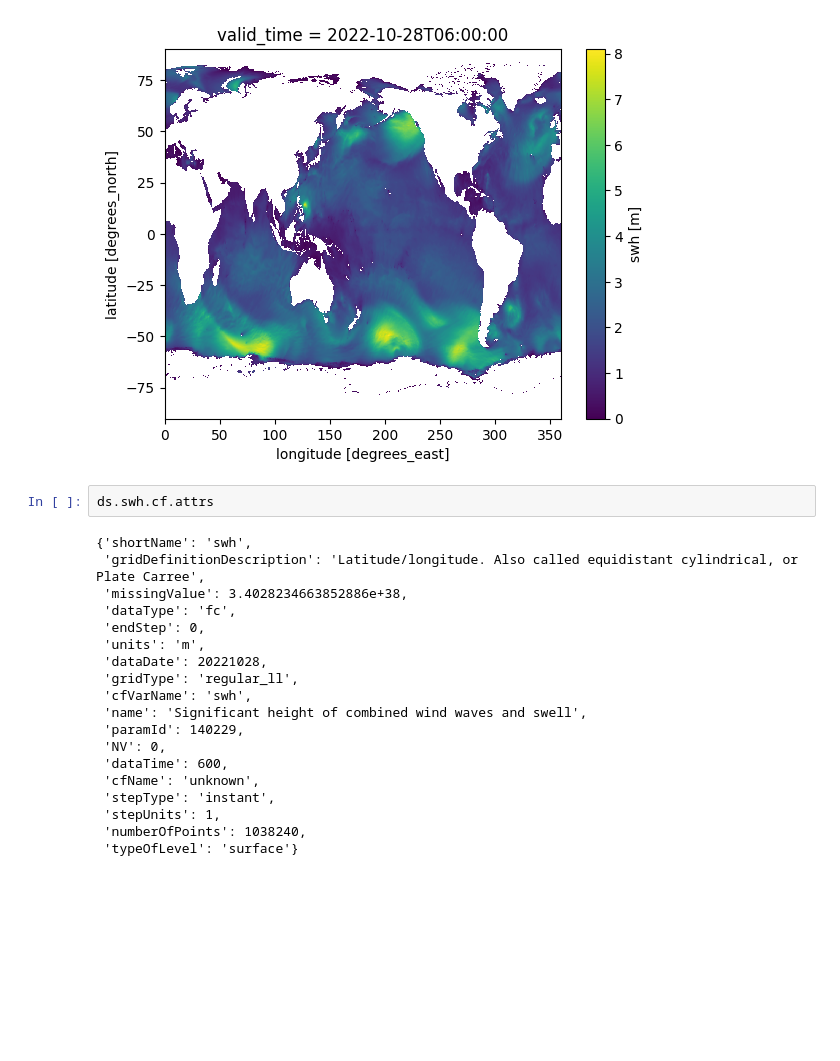
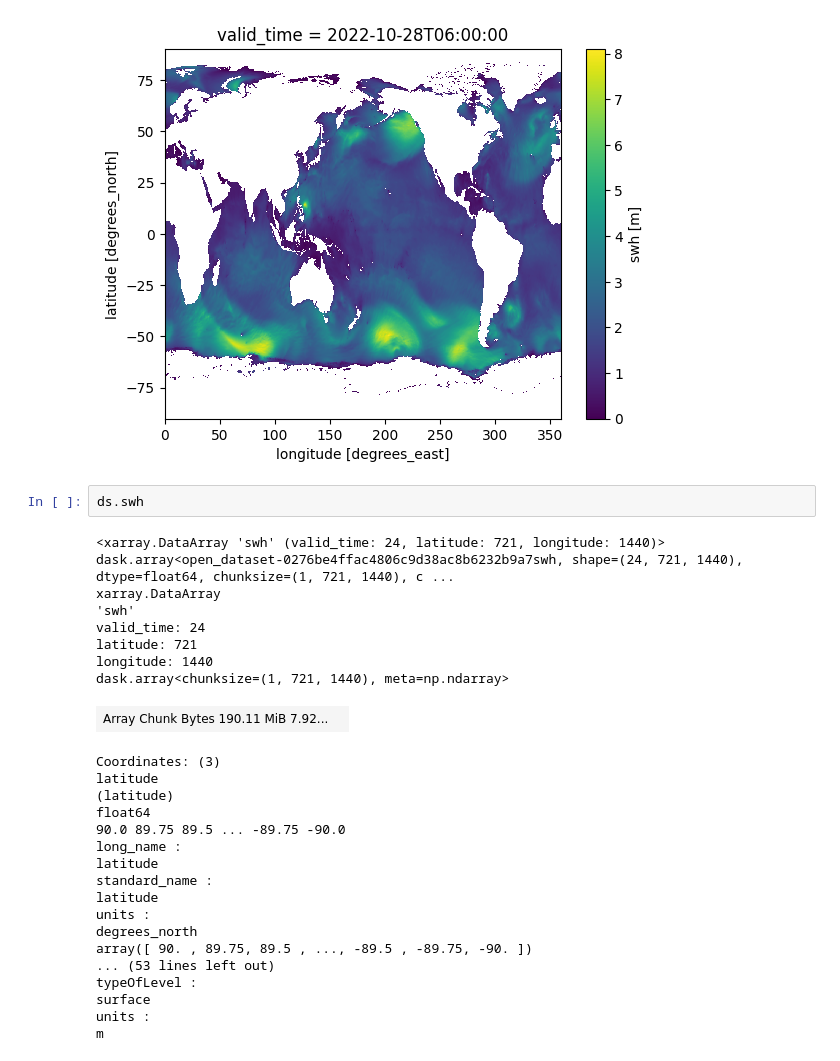
Before and after one commit to asascience-open/xreds, a Jupyter notebook: examples/kerchunk_nodd.ipynb, the cells around one changed output. Drawn from its saved outputs; the diff is of its cells as text; blank space fills up the shorter version.

```diff
--- a/examples/kerchunk_nodd.ipynb
+++ b/examples/kerchunk_nodd.ipynb
@@ -156,23 +156,30 @@ ds.swh[0].plot()
 <matplotlib.collections.QuadMesh at 0x...>
 [figure]
 # %%
-ds.swh.cf.attrs
+ds.swh
 # %% [output]
-{'shortName': 'swh',
- 'gridDefinitionDescription': 'Latitude/longitude. Also called equidistant cylindrical, or Plate Carree',
- 'missingValue': 3.4028234663852886e+38,
- 'dataType': 'fc',
- 'endStep': 0,
- 'units': 'm',
- 'dataDate': 20221028,
- 'gridType': 'regular_ll',
- 'cfVarName': 'swh',
- 'name': 'Significant height of combined wind waves and swell',
- 'paramId': 140229,
- 'NV': 0,
- 'dataTime': 600,
- 'cfName': 'unknown',
- 'stepType': 'instant',
- 'stepUnits': 1,
- 'numberOfPoints': 1038240,
- 'typeOfLevel': 'surface'}
+<xarray.DataArray 'swh' (valid_time: 24, latitude: 721, longitude: 1440)> dask.array<open_dataset-0276be4ffac4806c9d38ac8b6232b9a7swh, shape=(24, 721, 1440), dtype=float64, chunksize=(1, 721, 1440), c ...
+xarray.DataArray
+'swh'
+valid_time: 24
+latitude: 721
+longitude: 1440
+dask.array<chunksize=(1, 721, 1440), meta=np.ndarray>
+| Array Chunk Bytes 190.11 MiB 7.92... |  |
+Coordinates: (3)
+latitude
+(latitude)
+float64
+90.0 89.75 89.5 ... -89.75 -90.0
+long_name :
+latitude
+standard_name :
+latitude
+units :
+degrees_north
+array([ 90. , 89.75, 89.5 , ..., -89.5 , -89.75, -90. ])
+... (53 lines left out)
+typeOfLevel :
+surface
+units :
+m
```
Also changed, not shown: 16 other files.
